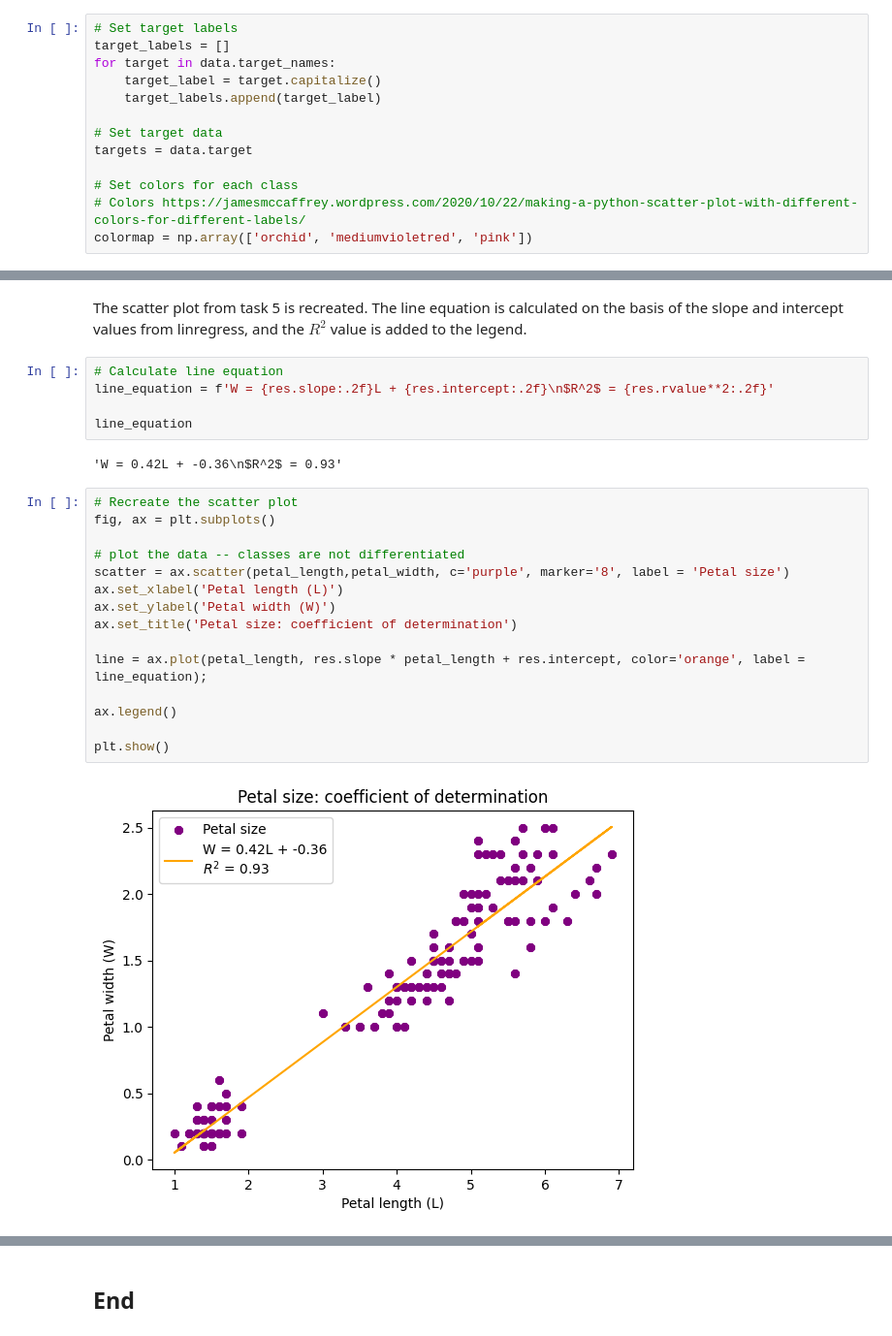
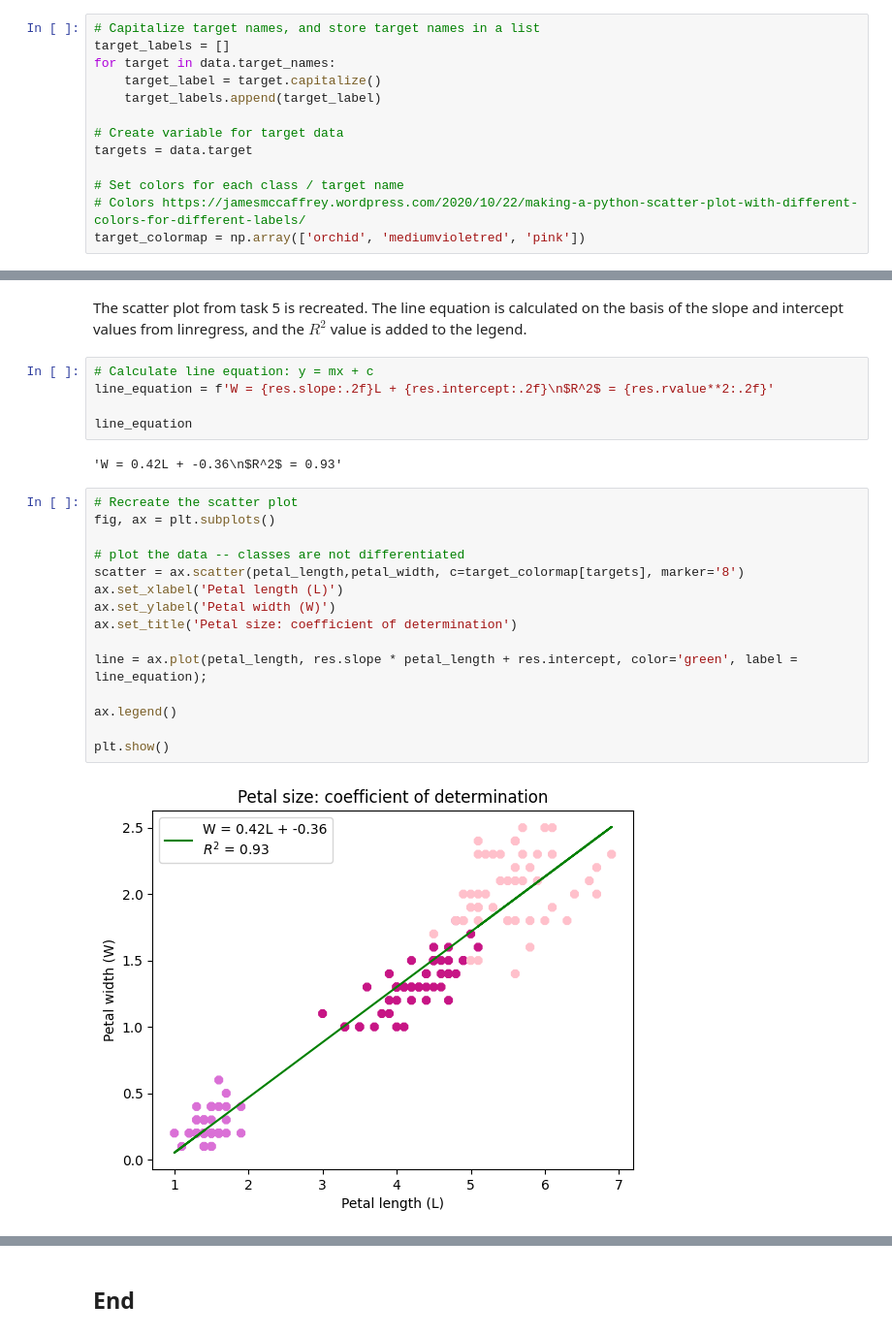
Before and after one commit to irenecelebrin/principles_of_data_analytics, a Jupyter notebook: tasks.ipynb, the cells around one changed output, grey strips where cells are left out. Shown at 97% size. Cells and saved outputs as stored; diff of their text form.

```diff
--- a/tasks.ipynb
+++ b/tasks.ipynb
@@ -400,18 +401,18 @@ In this part of the notebook, correlations between petal length and petal width
 A stateful approach is used.
 About scatter plots: https://matplotlib.org/stable/api/_as_gen/matplotlib.pyplot.scatter.html
 # %%
-# Set target labels
+# Capitalize target names, and store target names in a list
 target_labels = []
 for target in data.target_names:
     target_label = target.capitalize()
     target_labels.append(target_label)
 
-# Set target data
+# Create variable for target data
 targets = data.target
 
-# Set colors for each class
+# Set colors for each class / target name
 # Colors https://jamesmccaffrey.wordpress.com/2020/10/22/making-a-python-scatter-plot-with-different-colors-for-different-labels/
-colormap = np.array(['orchid', 'mediumvioletred', 'pink'])
+target_colormap = np.array(['orchid', 'mediumvioletred', 'pink'])
 # %%
 # Create the plot
 fig, ax = plt.subplots()
@@ -752,7 +750,7 @@ m, c
 # %% [markdown]
 The scatter plot from task 5 is recreated. The line equation is calculated on the basis of the slope and intercept values from linregress, and the $R^2$ value is added to the legend.
 # %%
-# Calculate line equation
+# Calculate line equation: y = mx + c
 line_equation = f'W = {res.slope:.2f}L + {res.intercept:.2f}\n$R^2$ = {res.rvalue**2:.2f}'
 
 line_equation
@@ -761,17 +759,17 @@ line_equation
 # %%
 # Recreate the scatter plot
 fig, ax = plt.subplots()
 
 # plot the data -- classes are not differentiated
-scatter = ax.scatter(petal_length,petal_width, c='purple', marker='8', label = 'Petal size')
+scatter = ax.scatter(petal_length,petal_width, c=target_colormap[targets], marker='8')
 ax.set_xlabel('Petal length (L)')
 ax.set_ylabel('Petal width (W)')
 ax.set_title('Petal size: coefficient of determination')
 
-line = ax.plot(petal_length, res.slope * petal_length + res.intercept, color='orange', label = line_equation);
+line = ax.plot(petal_length, res.slope * petal_length + res.intercept, color='green', label = line_equation);
 
 ax.legend()
 
 plt.show()
 # %% [output]
-[figure, old version]
+[figure, new version]
```
Also changed, not shown: parts of 28 cells of this notebook, 1 other file.
